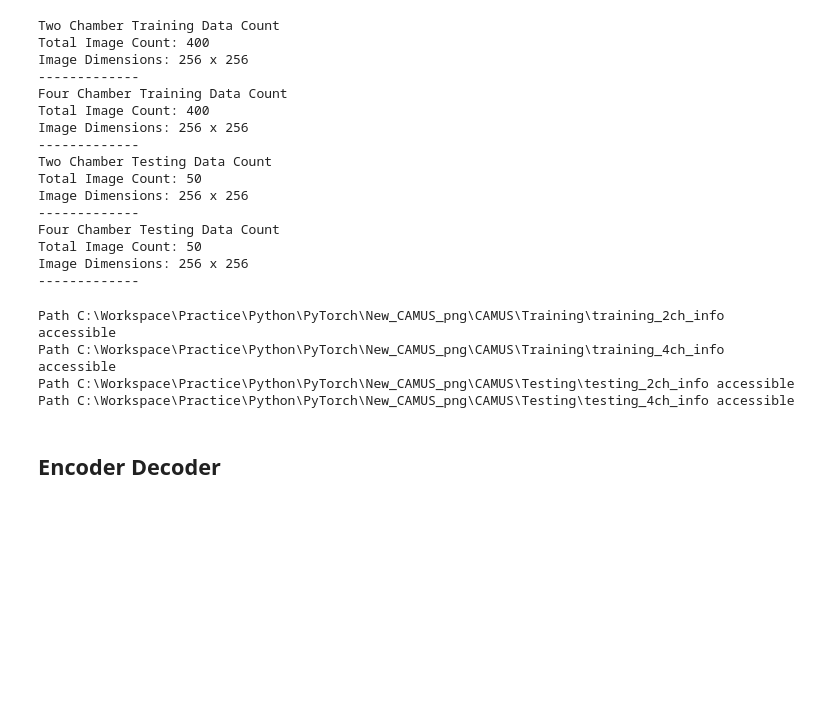
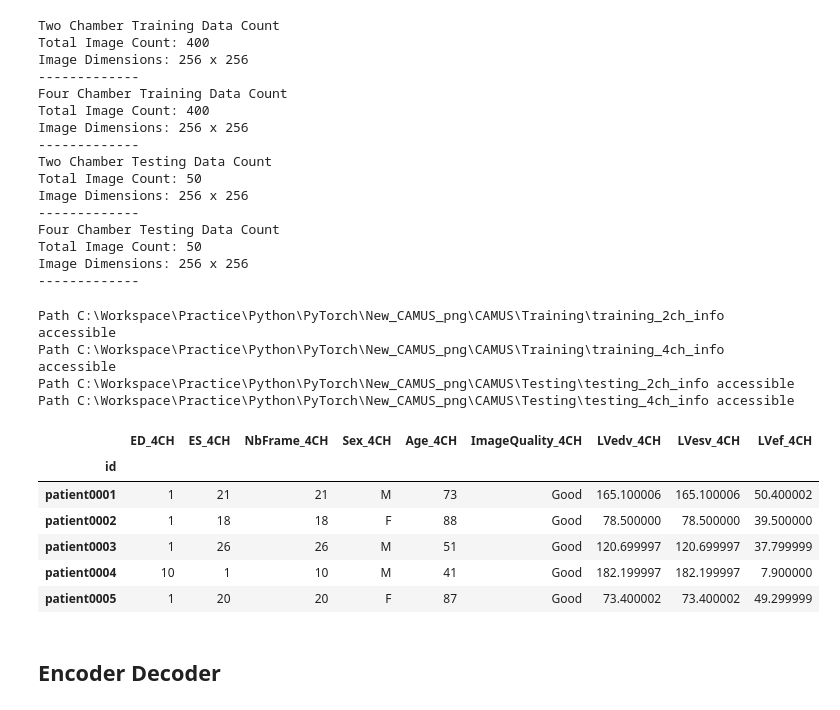
Before and after one commit to OmdenaAI/topeka-chapter-ejection-fraction, a Jupyter notebook: src/tasks/task-2-data-processing/dpai_tasks/Encoder-LVEF.ipynb, the cells around one changed output. Saved outputs shown, nothing was run; the diff lists cells and outputs as text; code cells hidden in the pictures; blank space fills up the shorter version.

```diff
--- a/src/tasks/task-2-data-processing/dpai_tasks/Encoder-LVEF.ipynb
+++ b/src/tasks/task-2-data-processing/dpai_tasks/Encoder-LVEF.ipynb
@@ -184,6 +184,16 @@ testing_2chamber_info_df.LVef_2CH = testing_2chamber_info_df.LVef_2CH.astype('fl
 testing_4chamber_info_df.LVedv_4CH = testing_4chamber_info_df.LVedv_4CH.astype('float32')
 testing_4chamber_info_df.LVesv_4CH = testing_4chamber_info_df.LVedv_4CH.astype('float32')
 testing_4chamber_info_df.LVef_4CH = testing_4chamber_info_df.LVef_4CH.astype('float32')
+# %%
+testing_4chamber_info_df.head()
+# %% [output]
+|  | ED_4CH | ES_4CH | NbFrame_4CH | Sex_4CH | Age_4CH | ImageQuality_4CH | LVedv_4CH | LVesv_4CH | LVef_4CH |
+| id |  |  |  |  |  |  |  |  |  |
+| patient0001 | 1 | 21 | 21 | M | 73 | Good | 165.100006 | 165.100006 | 50.400002 |
+| patient0002 | 1 | 18 | 18 | F | 88 | Good | 78.500000 | 78.500000 | 39.500000 |
+| patient0003 | 1 | 26 | 26 | M | 51 | Good | 120.699997 | 120.699997 | 37.799999 |
+| patient0004 | 10 | 1 | 10 | M | 41 | Good | 182.199997 | 182.199997 | 7.900000 |
+| patient0005 | 1 | 20 | 20 | F | 87 | Good | 73.400002 | 73.400002 | 49.299999 |
 # %% [markdown]
 ## Encoder Decoder
 # %%
```
Also changed, not shown: parts of 22 cells of this notebook.
